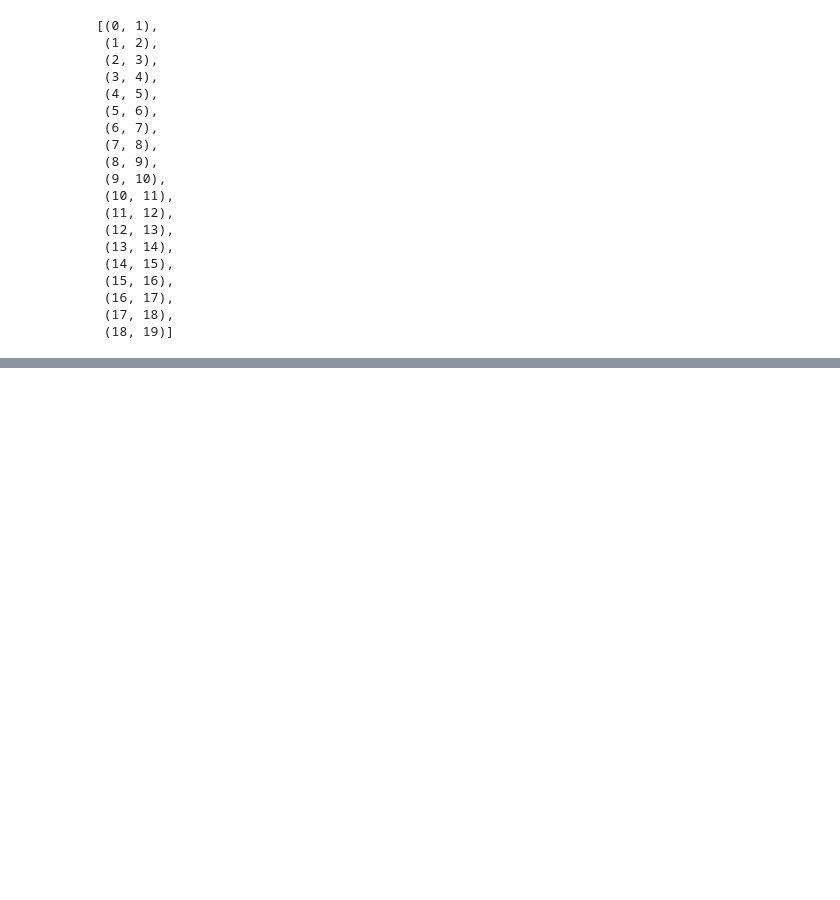
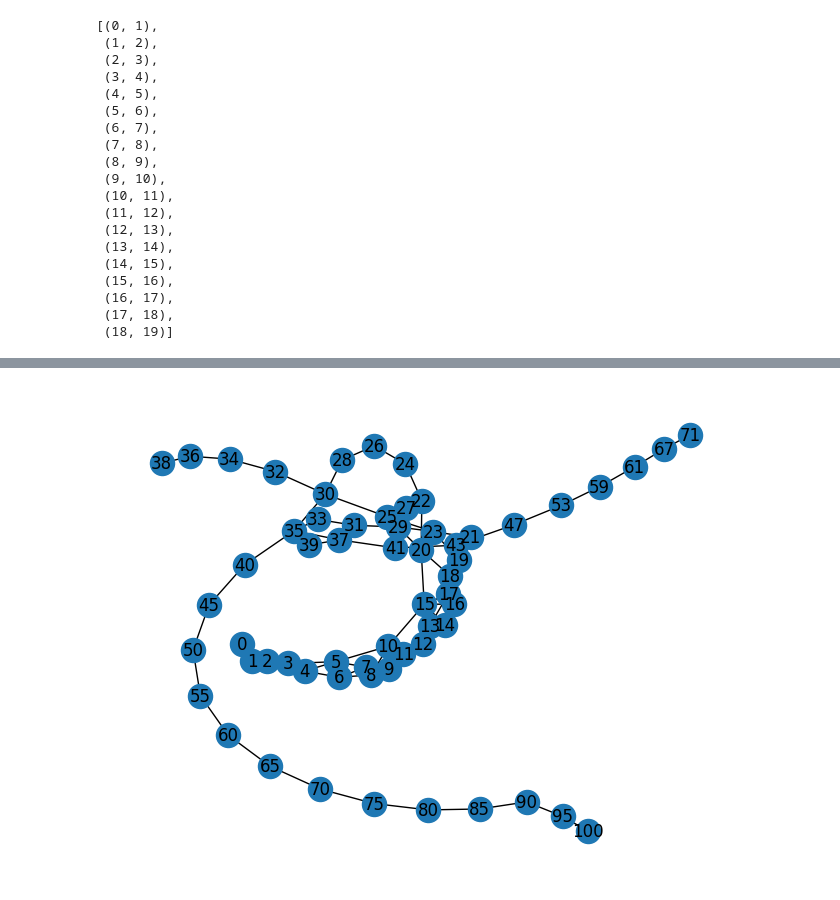
Before and after one commit to JustKeepPlay/Creative-Lab, a Jupyter notebook: Lab_1.ipynb, the cells around one changed output, grey strips where cells are left out. Drawn from its saved outputs; the diff is of its cells as text; code cells hidden in the pictures; blank space fills up the shorter version.

```diff
--- a/Lab_1.ipynb
+++ b/Lab_1.ipynb
@@ -47,7 +47,7 @@ for i in range(len(Lists)):
   95 100]
 # %%
 allNum = np.concatenate((A,B,C,D,E))
-Vertices = set(allNum)
+Vertices = list(set(allNum))
 print(Vertices)
 print(len(Vertices))
 # %% [output]
@@ -90,3 +90,7 @@ edgesA
  (16, 17),
  (17, 18),
  (18, 19)]
+# %%
+allEdge = np.concatenate((edgesA,edgesB,edgesC,edgesD,edgesE))
+Edges= list(set(map(tuple, allEdge)))
+Edges
@@ -92,0 +115,12 @@ edgesA
+# %%
+#generate Nodes
+for node in Vertices:
+    G.add_node(node)
+# %%
+#generate Edges
+for edge in Edges:
+    G.add_edge(*edge)
+# %%
+nx.draw(G, with_labels = True)
+# %% [output]
+[figure, added]
```
Also changed, not shown: parts of 2 cells of this notebook.
